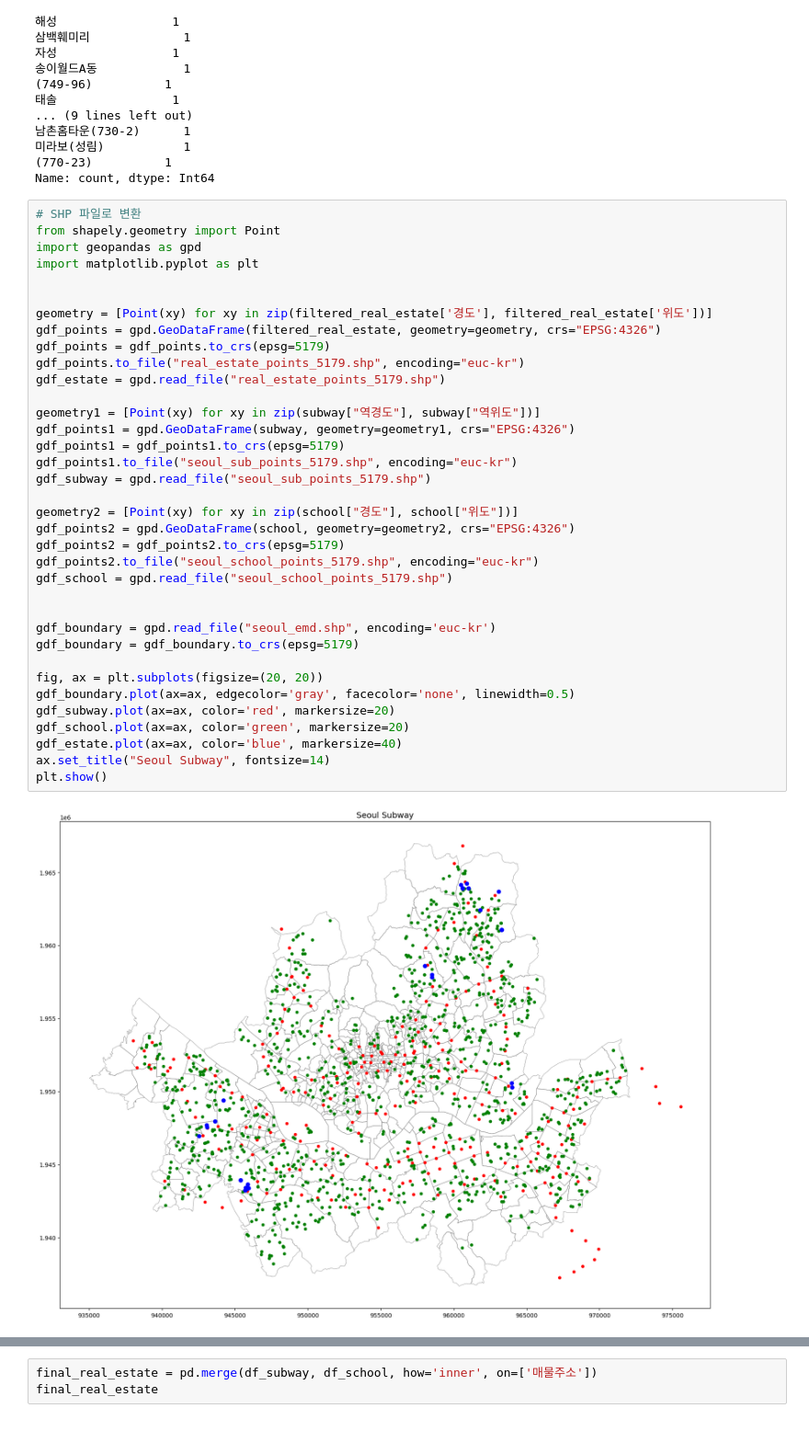
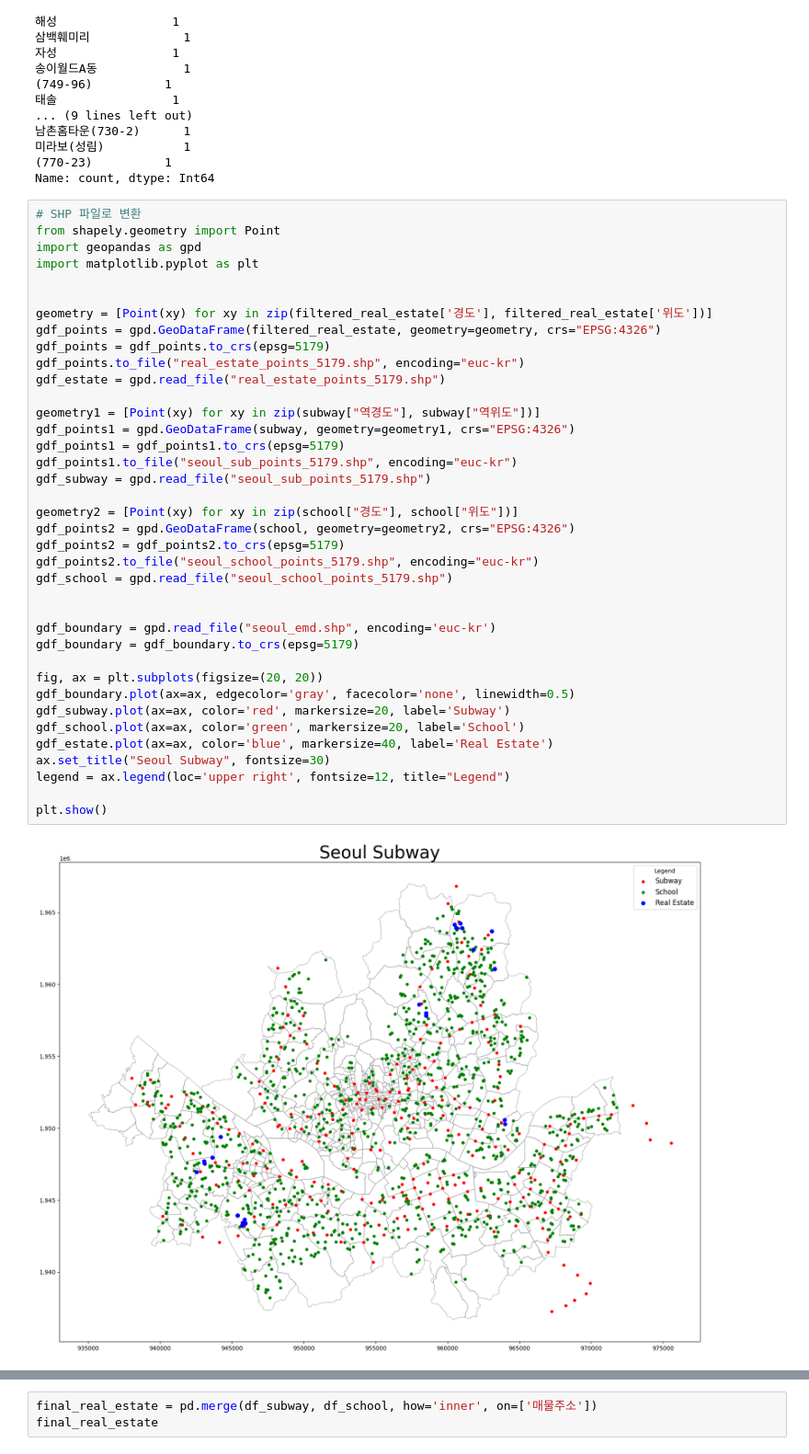
Before and after one commit to vlftmd6008/sp_basicproject1231, a Jupyter notebook: basicpro.ipynb, the cells around one changed output, grey strips where cells are left out. Shown at 92% size. Cells and saved outputs as stored; diff of their text form.

```diff
--- a/basicpro.ipynb
+++ b/basicpro.ipynb
@@ -683,38 +683,40 @@ from shapely.geometry import Point
 import geopandas as gpd
 import matplotlib.pyplot as plt
 
 
 geometry = [Point(xy) for xy in zip(filtered_real_estate['경도'], filtered_real_estate['위도'])]
 gdf_points = gpd.GeoDataFrame(filtered_real_estate, geometry=geometry, crs="EPSG:4326")
 gdf_points = gdf_points.to_crs(epsg=5179)
 gdf_points.to_file("real_estate_points_5179.shp", encoding="euc-kr")
 gdf_estate = gpd.read_file("real_estate_points_5179.shp")
 
 geometry1 = [Point(xy) for xy in zip(subway["역경도"], subway["역위도"])]
 gdf_points1 = gpd.GeoDataFrame(subway, geometry=geometry1, crs="EPSG:4326")
 gdf_points1 = gdf_points1.to_crs(epsg=5179)
 gdf_points1.to_file("seoul_sub_points_5179.shp", encoding="euc-kr")
 gdf_subway = gpd.read_file("seoul_sub_points_5179.shp")
 
 geometry2 = [Point(xy) for xy in zip(school["경도"], school["위도"])]
 gdf_points2 = gpd.GeoDataFrame(school, geometry=geometry2, crs="EPSG:4326")
 gdf_points2 = gdf_points2.to_crs(epsg=5179)
 gdf_points2.to_file("seoul_school_points_5179.shp", encoding="euc-kr")
 gdf_school = gpd.read_file("seoul_school_points_5179.shp")
 
 
 gdf_boundary = gpd.read_file("seoul_emd.shp", encoding='euc-kr')
 gdf_boundary = gdf_boundary.to_crs(epsg=5179)
 
 fig, ax = plt.subplots(figsize=(20, 20))
 gdf_boundary.plot(ax=ax, edgecolor='gray', facecolor='none', linewidth=0.5)
-gdf_subway.plot(ax=ax, color='red', markersize=20)
-gdf_school.plot(ax=ax, color='green', markersize=20)
-gdf_estate.plot(ax=ax, color='blue', markersize=40)
-ax.set_title("Seoul Subway", fontsize=14)
+gdf_subway.plot(ax=ax, color='red', markersize=20, label='Subway')
+gdf_school.plot(ax=ax, color='green', markersize=20, label='School')
+gdf_estate.plot(ax=ax, color='blue', markersize=40, label='Real Estate')
+ax.set_title("Seoul Subway", fontsize=30)
+legend = ax.legend(loc='upper right', fontsize=12, title="Legend")
+
 plt.show()
 # %% [output]
-[figure, old version]
+[figure, new version]
 # %%
 import requests
 import folium
```
Also changed, not shown: parts of 1 cell of this notebook, 4 other files.
